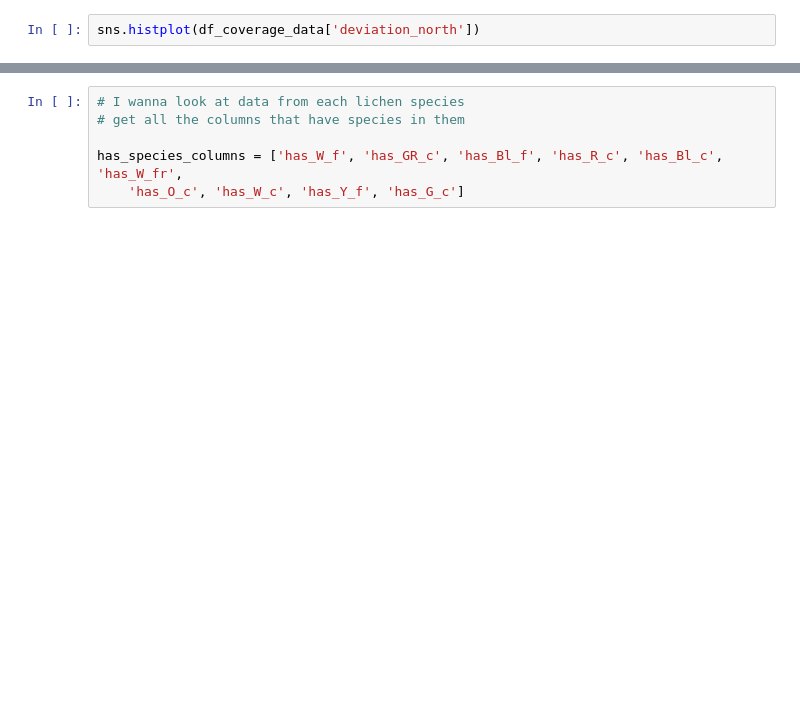
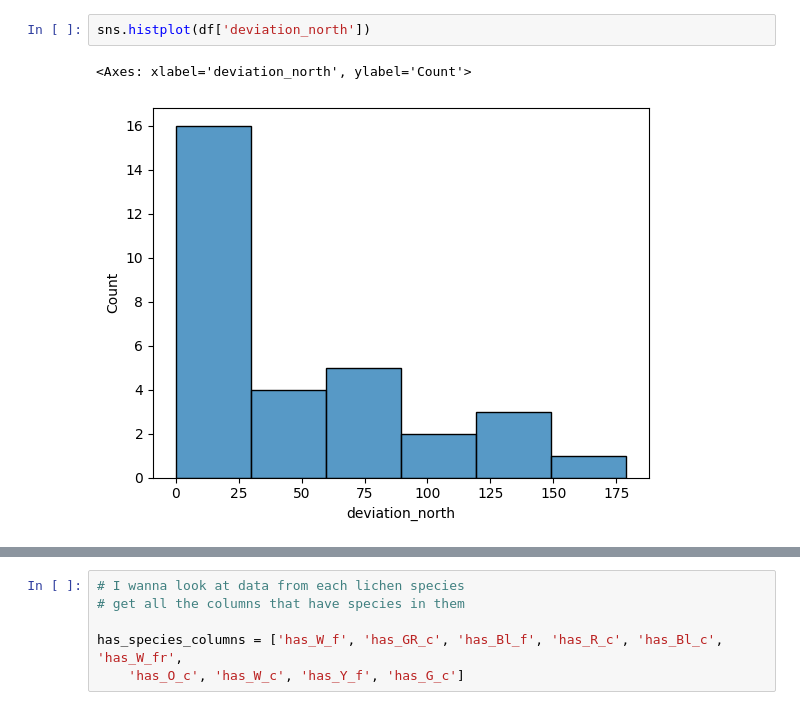
Before and after one commit to Sari-Parvillers/Vulnerable-Earth-TW1-2025, a Jupyter notebook: data_exploration.ipynb, the cells around one changed output, grey strips where cells are left out. Cells and saved outputs as stored; diff of their text form; blank space fills up the shorter version.

```diff
--- a/data_exploration.ipynb
+++ b/data_exploration.ipynb
@@ -25,3 +36,6 @@ sns.histplot(df_coverage_data['moss_cover'])
 # %%
-sns.histplot(df_coverage_data['deviation_north'])
+sns.histplot(df['deviation_north'])
+# %% [output]
+<Axes: xlabel='deviation_north', ylabel='Count'>
+[figure, added]
 # %%
```
Also changed, not shown: parts of 29 cells of this notebook, 1 other file.
